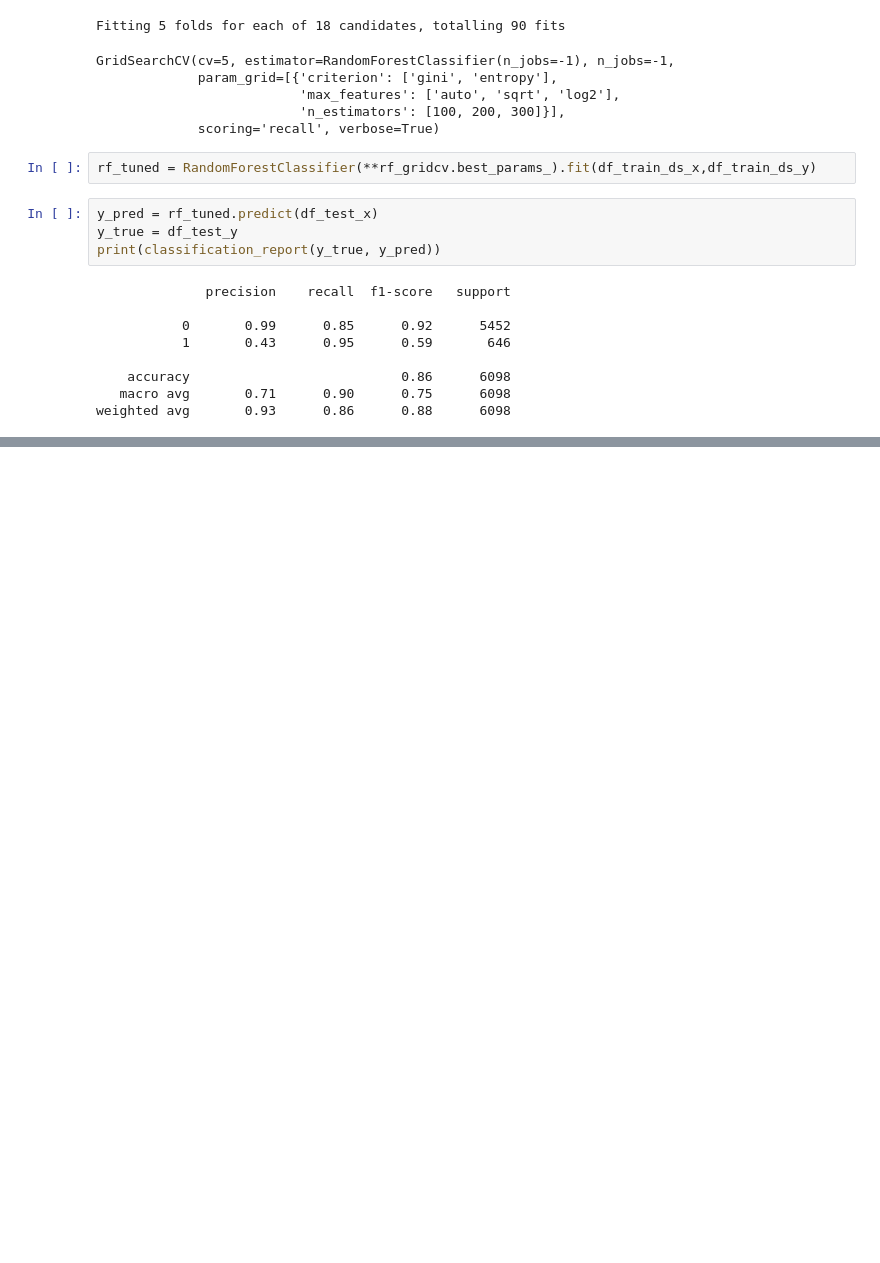
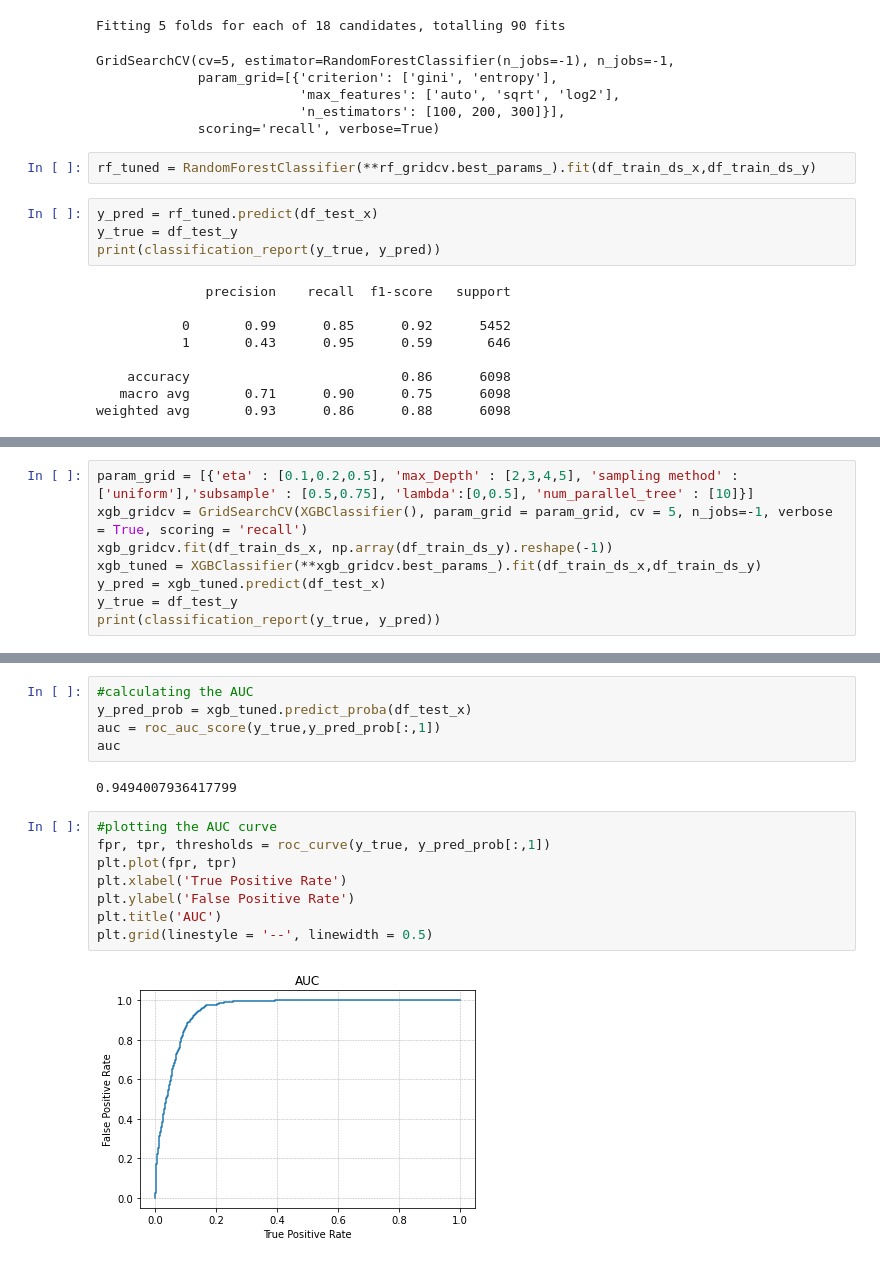
Before and after one commit to vicgpt/Campaign-Outcome-Prediction, a Jupyter notebook: modeling/Traditional Modeling.ipynb, the cells around one changed output, grey strips where cells are left out. Drawn from its saved outputs; the diff is of its cells as text; blank space fills up the shorter version.

```diff
--- a/modeling/Traditional Modeling.ipynb
+++ b/modeling/Traditional Modeling.ipynb
@@ -254,0 +320,8 @@ auc
+# %%
+param_grid = [{'eta' : [0.1,0.2,0.5], 'max_Depth' : [2,3,4,5], 'sampling method' : ['uniform'],'subsample' : [0.5,0.75], 'lambda':[0,0.5], 'num_parallel_tree' : [10]}]
+xgb_gridcv = GridSearchCV(XGBClassifier(), param_grid = param_grid, cv = 5, n_jobs=-1, verbose = True, scoring = 'recall')
+xgb_gridcv.fit(df_train_ds_x, np.array(df_train_ds_y).reshape(-1))
+xgb_tuned = XGBClassifier(**xgb_gridcv.best_params_).fit(df_train_ds_x,df_train_ds_y)
+y_pred = xgb_tuned.predict(df_test_x)
+y_true = df_test_y
+print(classification_report(y_true, y_pred))
@@ -254,0 +346,17 @@ auc
+# %%
+#calculating the AUC
+y_pred_prob = xgb_tuned.predict_proba(df_test_x)
+auc = roc_auc_score(y_true,y_pred_prob[:,1])
+auc
+# %% [output]
+0.9494007936417799
+# %%
+#plotting the AUC curve
+fpr, tpr, thresholds = roc_curve(y_true, y_pred_prob[:,1])
+plt.plot(fpr, tpr)
+plt.xlabel('True Positive Rate')
+plt.ylabel('False Positive Rate')
+plt.title('AUC')
+plt.grid(linestyle = '--', linewidth = 0.5)
+# %% [output]
+[figure, added]
```
Also changed, not shown: parts of 15 cells of this notebook.
